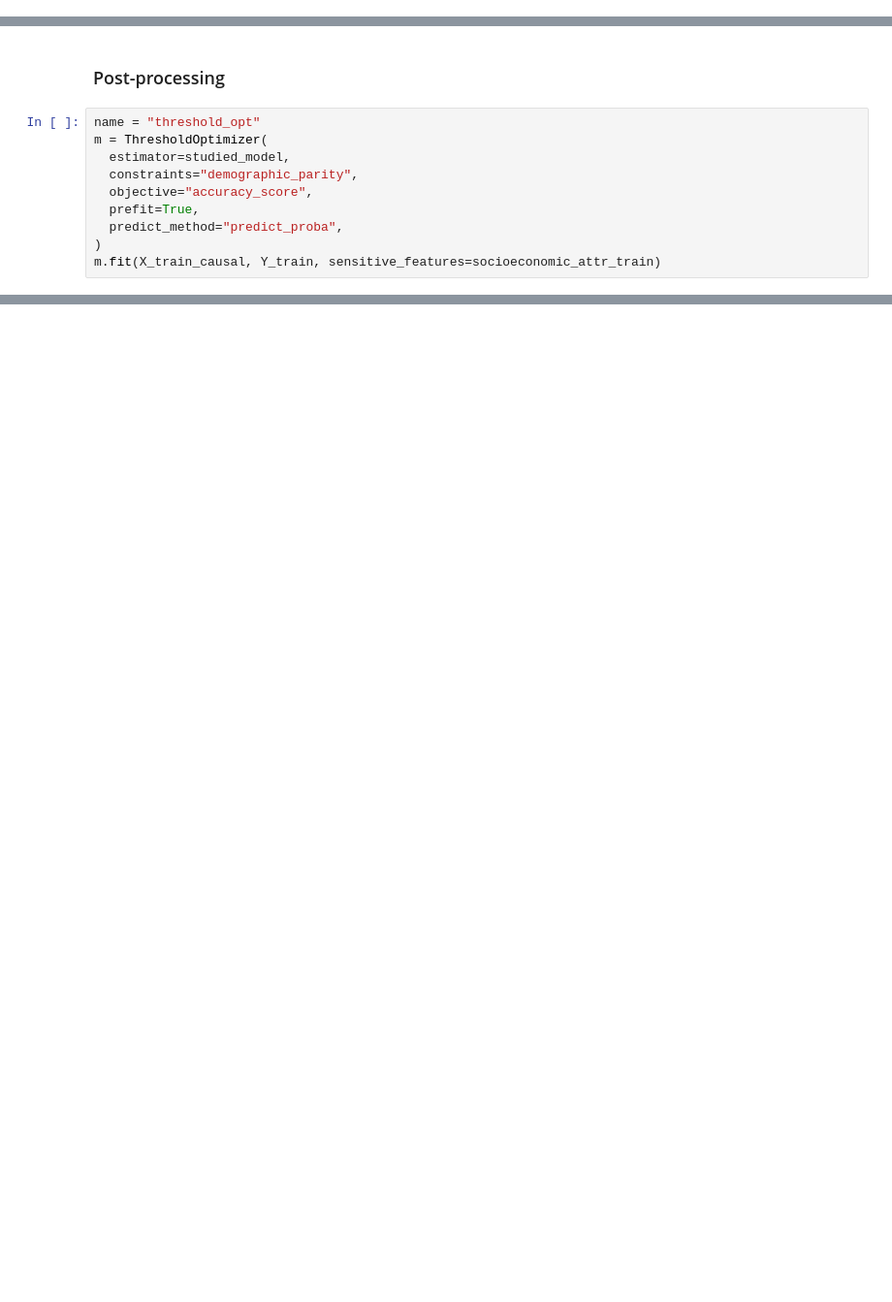
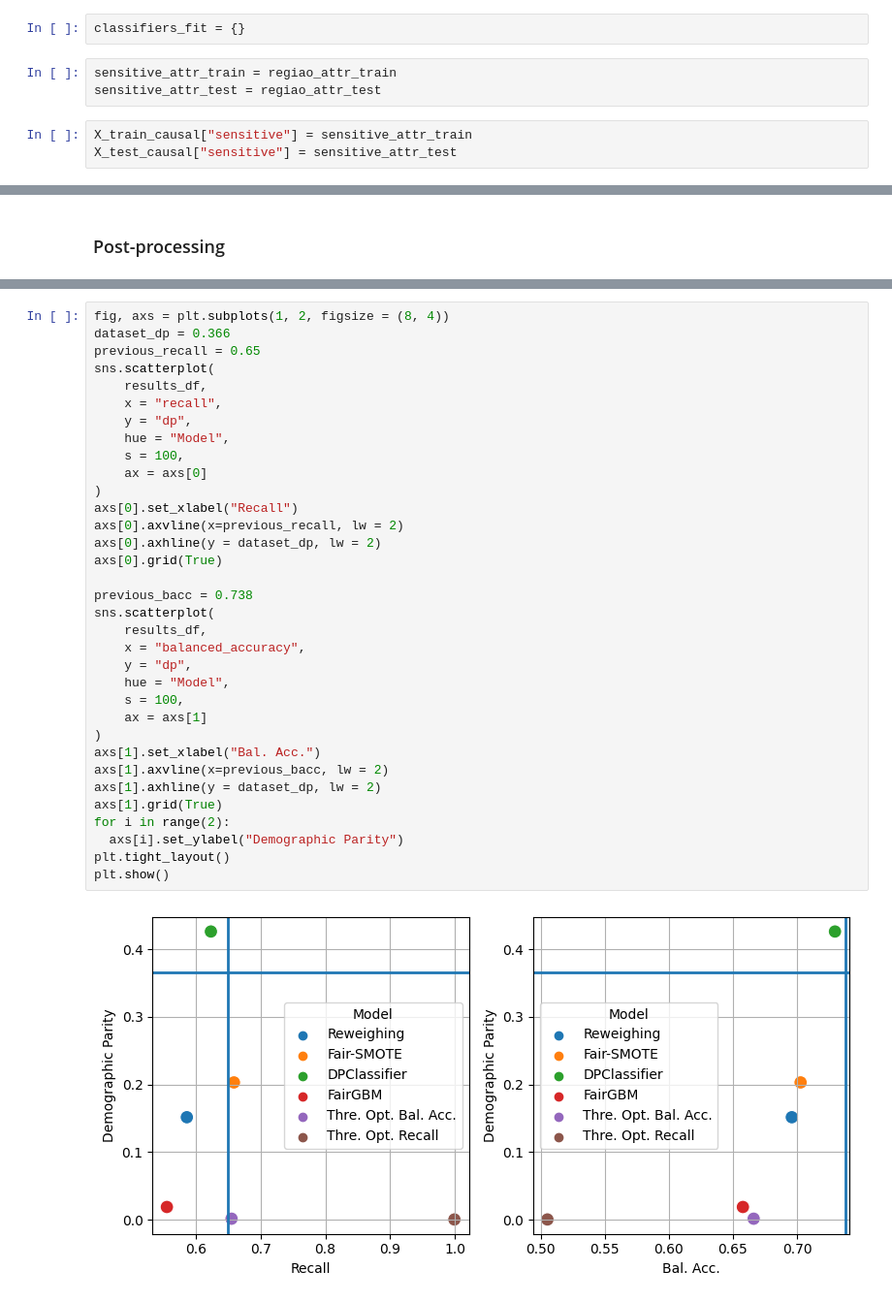
Before and after one commit to GiovaniValdrighi/school_eval_ethical, a Jupyter notebook: notebooks/fairness_mitigation.ipynb, the cells around one changed output, grey strips where cells are left out. Shown: that part at 97% size. Drawn from its saved outputs; the diff is of its cells as text; blank space fills up the shorter version.

```diff
--- a/notebooks/fairness_mitigation.ipynb
+++ b/notebooks/fairness_mitigation.ipynb
@@ -286,6 +281,14 @@ def get_pipeline(model = None):
   if model is not None:
     pipeline += [("classifier", model)]
   return Pipeline(pipeline)
+# %%
+classifiers_fit = {}
+# %%
+sensitive_attr_train = regiao_attr_train
+sensitive_attr_test = regiao_attr_test
+# %%
+X_train_causal["sensitive"] = sensitive_attr_train
+X_test_causal["sensitive"] = sensitive_attr_test
 # %% [markdown]
 ### Pre-processing
 # %%
@@ -345,12 +386,2 @@ print(f"Finished {name} in {end - start}")
 # %% [markdown]
 ### Post-processing
-# %%
-name = "threshold_opt"
-m = ThresholdOptimizer(
-  estimator=studied_model,
-  constraints="demographic_parity",
-  objective="accuracy_score",
-  prefit=True,
-  predict_method="predict_proba",
-)
-m.fit(X_train_causal, Y_train, sensitive_features=socioeconomic_attr_train)
@@ -356,0 +436,36 @@ m.fit(X_train_causal, Y_train, sensitive_features=socioeconomic_attr_train)
+# %%
+fig, axs = plt.subplots(1, 2, figsize = (8, 4))
+dataset_dp = 0.366
+previous_recall = 0.65
+sns.scatterplot(
+    results_df,
+    x = "recall",
+    y = "dp",
+    hue = "Model",
+    s = 100,
+    ax = axs[0]
+)
+axs[0].set_xlabel("Recall")
+axs[0].axvline(x=previous_recall, lw = 2)
+axs[0].axhline(y = dataset_dp, lw = 2)
+axs[0].grid(True)
+
+previous_bacc = 0.738
+sns.scatterplot(
+    results_df,
+    x = "balanced_accuracy",
+    y = "dp",
+    hue = "Model",
+    s = 100,
+    ax = axs[1]
+)
+axs[1].set_xlabel("Bal. Acc.")
+axs[1].axvline(x=previous_bacc, lw = 2)
+axs[1].axhline(y = dataset_dp, lw = 2)
+axs[1].grid(True)
+for i in range(2):
+  axs[i].set_ylabel("Demographic Parity")
+plt.tight_layout()
+plt.show()
+# %% [output]
+[figure, added]
```
Also changed, not shown: parts of 34 cells of this notebook.
